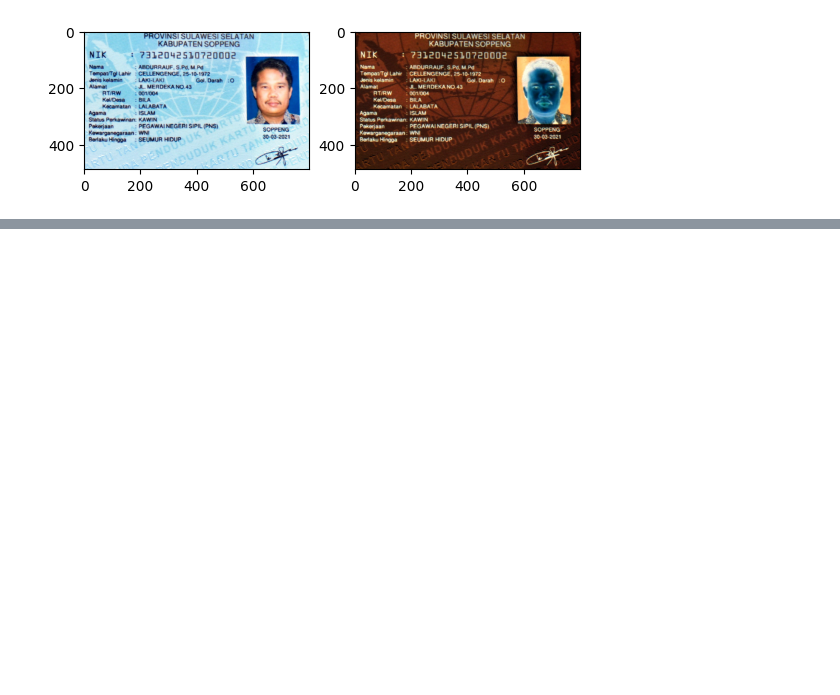
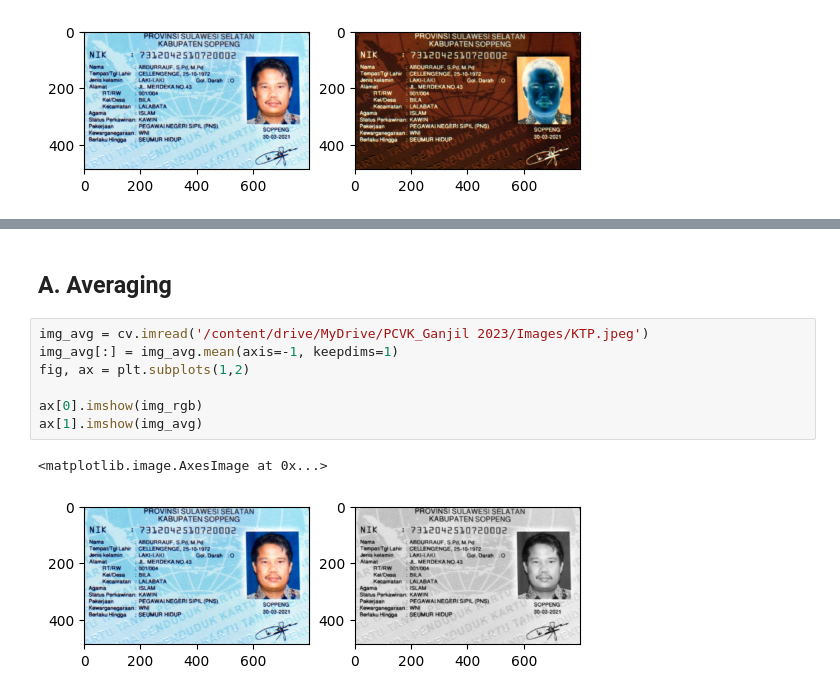
Before and after one commit to RizaldyAli/PCVK_Ganjil_2023, a Jupyter notebook: week03.ipynb, the cells around one changed output, grey strips where cells are left out. Saved outputs shown, nothing was run; the diff lists cells and outputs as text; blank space fills up the shorter version.

```diff
--- a/week03.ipynb
+++ b/week03.ipynb
@@ -50,0 +121,12 @@ ax[1].imshow(img_inverse)
+# %% [markdown]
+## A. Averaging
+# %%
+img_avg = cv.imread('/content/drive/MyDrive/PCVK_Ganjil 2023/Images/KTP.jpeg')
+img_avg[:] = img_avg.mean(axis=-1, keepdims=1)
+fig, ax = plt.subplots(1,2)
+
+ax[0].imshow(img_rgb)
+ax[1].imshow(img_avg)
+# %% [output]
+<matplotlib.image.AxesImage at 0x...>
+[figure, added]
```
Also changed, not shown: parts of 14 cells of this notebook.
